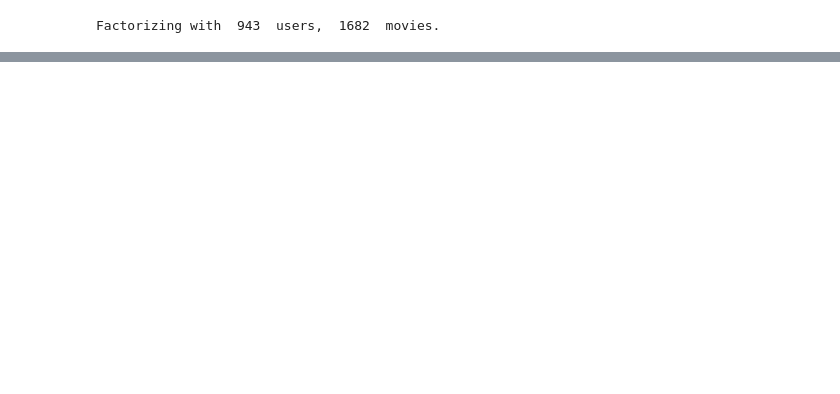
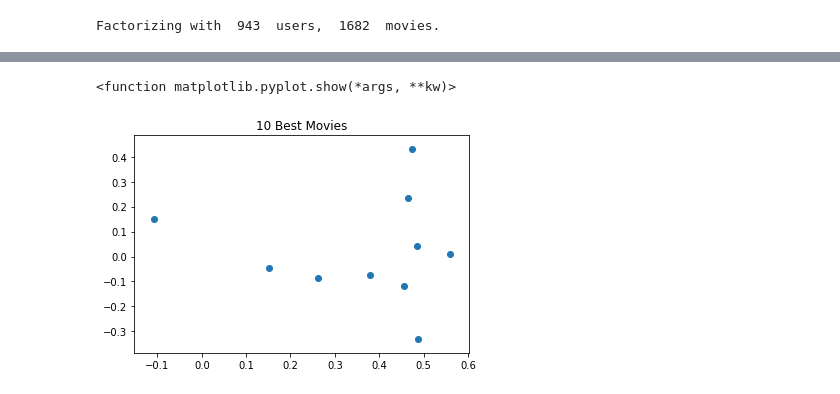
Before and after one commit to jwcomo66/miniproject2, a Jupyter notebook: MP2-bias.ipynb, the cells around one changed output, grey strips where cells are left out. Cells and saved outputs as stored; diff of their text form; code cells hidden in the pictures; blank space fills up the shorter version.

```diff
--- a/MP2-bias.ipynb
+++ b/MP2-bias.ipynb
@@ -163,0 +216,44 @@ print("Eout: ", Eout)
+# %%
+# all ratings of ten best movies with highest average ratings
+av = {}
+for i in range(len(ratings)):
+    name = ratings[i][1]
+    if name in av.keys():
+        #if the movie already in dictionary
+        av[name].append(ratings[i][2])
+
+    else:
+        av[name] = [ratings[i][2]]
+
+for movie in av.keys():
+    #print(str(movie), " ", str(np.mean(av[movie])))
+    av[movie] = np.mean(av[movie])
+
+av_movie_ratings = []
+for movie_id in av.keys():
+    av_movie_ratings.append([movie_id, av[movie_id]])
+
+av_movie_ratings = np.asarray(av_movie_ratings)
+#print(av_movie_ratings)
+
+# for i in range(len(av_movie_ratings)):
+#     print(av_movie_ratings[i])
+
+av_ratings = av_movie_ratings[av_movie_ratings[:,1].argsort()]
+
+
+# for i in range(len(av_counts)):
+#     print(av_ratings[i])
+
+popular2 = av_ratings[-10:, :]
+pop_best = np.zeros([2, 10])
+for i in range(2):
+    for j in range(10):
+        index = popular2[j][0]
+        pop_best[i][j] = V_s[i][int(index)]
+plt.scatter(pop_best[0], pop_best[1])
+plt.title("10 Best Movies")
+plt.show
+# %% [output]
+<function matplotlib.pyplot.show(*args, **kw)>
+[figure, added]
```
Also changed, not shown: parts of 14 cells of this notebook.
